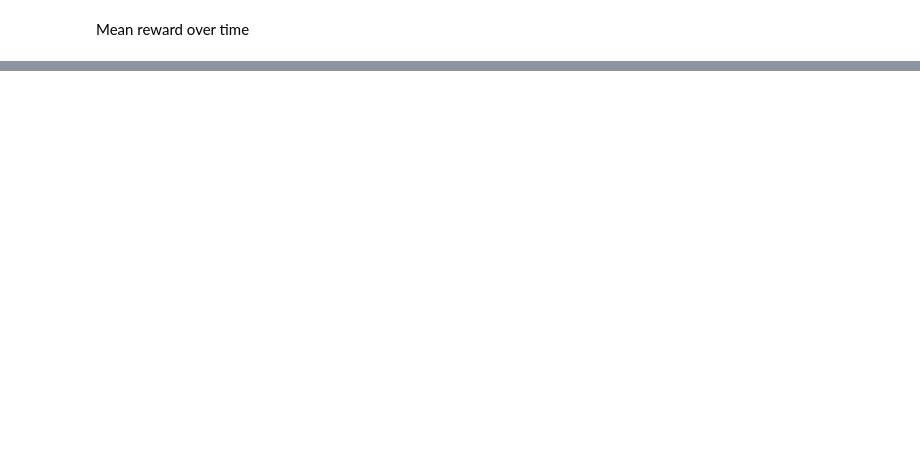
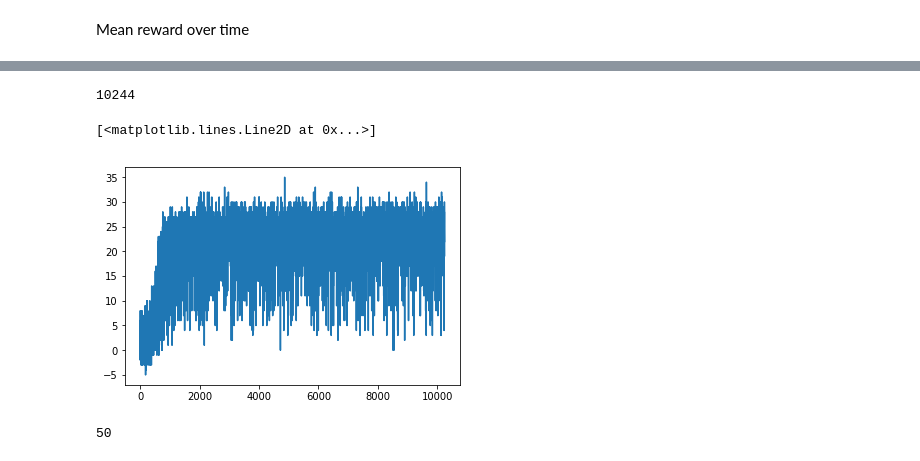
Before and after one commit to nguyenbh1507/Example_notebooks, a Jupyter notebook: RL/Double-Dueling-DQN.ipynb, the cells around one changed output, grey strips where cells are left out. Drawn from its saved outputs; the diff is of its cells as text; code cells hidden in the pictures; blank space fills up the shorter version.

```diff
--- a/RL/Double-Dueling-DQN.ipynb
+++ b/RL/Double-Dueling-DQN.ipynb
@@ -55,6 +60,6 @@ Above: Regular DQN with a single stream for Q-values. Below: Dueling DQN where t
 # %%
 class Qnetwork():
-    def __init__(self, h_size):
+    def __init__(self, h_size, name='DQN'):
         """
         The network recieves a frame from the game, flattened into an array.
         It then resizes it and processes it through four convolutional layers.
@@ -75,7 +80,7 @@ class Qnetwork():
                 stride=[4,4],
                 padding='VALID',
                 weights_initializer=tf.contrib.layers.xavier_initializer(),
-                biases_initializer=None
+                biases_initializer=None,
         )
 
         # Second convNet
@@ -88,7 +93,7 @@ class Qnetwork():
                 stride=[2,2],
                 padding='VALID',
                 weights_initializer=tf.contrib.layers.xavier_initializer(),
-                biases_initializer=None
+                biases_initializer=None,
         )
 
         # Third convNet
@@ -100,7 +105,7 @@ class Qnetwork():
                 kernel_size=[3,3],
                 stride=[1,1],
                 padding='VALID',
-                biases_initializer=None
+                biases_initializer=None,
         )
 
         # Fourth convnet
@@ -112,7 +117,7 @@ class Qnetwork():
                 kernel_size=[7,7],
                 stride=[1,1],
                 padding='VALID',
-                biases_initializer=None
+                biases_initializer=None,
         )
 
         # We take the output from the final convolutional layer
@@ -121,17 +126,19 @@ class Qnetwork():
         self.streamAC, self.streamVC = tf.split(
             value=self.conv4,
             num_or_size_splits=2,
-            axis=3)
+            axis=3,
+            name=name+'_split'
+        )
 
         # conver to flatten
         self.streamA = slim.flatten(self.streamAC)
         self.streamV = slim.flatten(self.streamVC)
 
         xavier_init = tf.contrib.layers.xavier_initializer()
-        self.AW = tf.Variable(xavier_init([h_size//2,env.actions]))
-        self.VW = tf.Variable(xavier_init([h_size//2,1]))
-        self.Advantage = tf.matmul(self.streamA,self.AW)
-        self.Value = tf.matmul(self.streamV,self.VW)
+        self.AW = tf.Variable(xavier_init([h_size//2,env.actions]), name=name+'_AW')
+        self.VW = tf.Variable(xavier_init([h_size//2,1]), name=name+'_VW')
+        self.Advantage = tf.matmul(self.streamA,self.AW, name=name+"_advantage")
+        self.Value = tf.matmul(self.streamV,self.VW, name=name+'_value')
 
         # Then combine them together to get our final Q-values.
         # See the formula (2)
@@ -145,8 +152,8 @@ class Qnetwork():
         # Below we obtain the loss by taking the sum of squares difference
         # between the target and prediction Q values.
 
-        self.targetQ = tf.placeholder(shape=[None],dtype=tf.float32)
-        self.actions = tf.placeholder(shape=[None],dtype=tf.int32)
+        self.targetQ = tf.placeholder(shape=[None],dtype=tf.float32, name=name+'_target')
+        self.actions = tf.placeholder(shape=[None],dtype=tf.int32, name=name+'_actions')
         self.actions_onehot = tf.one_hot(indices=self.actions, depth=env.actions, dtype=tf.float32)
 
         self.Q = tf.reduce_sum(tf.multiply(self.Qout, self.actions_onehot), axis=1)
@@ -155,4 +162,4 @@ class Qnetwork():
         self.td_error = tf.square(self.targetQ - self.Q)
         self.loss = tf.reduce_mean(self.td_error)
         self.trainer = tf.train.AdamOptimizer(learning_rate=0.0001)
-        self.updateModel = self.trainer.minimize(self.loss)
+        self.updateModel = self.trainer.minimize(self.loss,name=name+'_updateNode')
@@ -258,8 +293,8 @@ tau = 0.001              # Rate to update target network toward primary network
 **Initialize**
 # %%
 tf.reset_default_graph()
-mainQN = Qnetwork(h_size)
-targetQN = Qnetwork(h_size)
+mainQN = Qnetwork(h_size, 'mainDQN')
+targetQN = Qnetwork(h_size, 'targetDQN')
 
 init = tf.global_variables_initializer()
 
@@ -445,0 +480,13 @@ ZeroDivisionError: division by zero
+# %%
+len(rList)
+# %% [output]
+10244
+# %%
+plt.plot(rList)
+# %% [output]
+[<matplotlib.lines.Line2D at 0x...>]
+[figure, added]
+# %%
+min(jList)
+# %% [output]
+50
```
Also changed, not shown: parts of 10 cells of this notebook.
